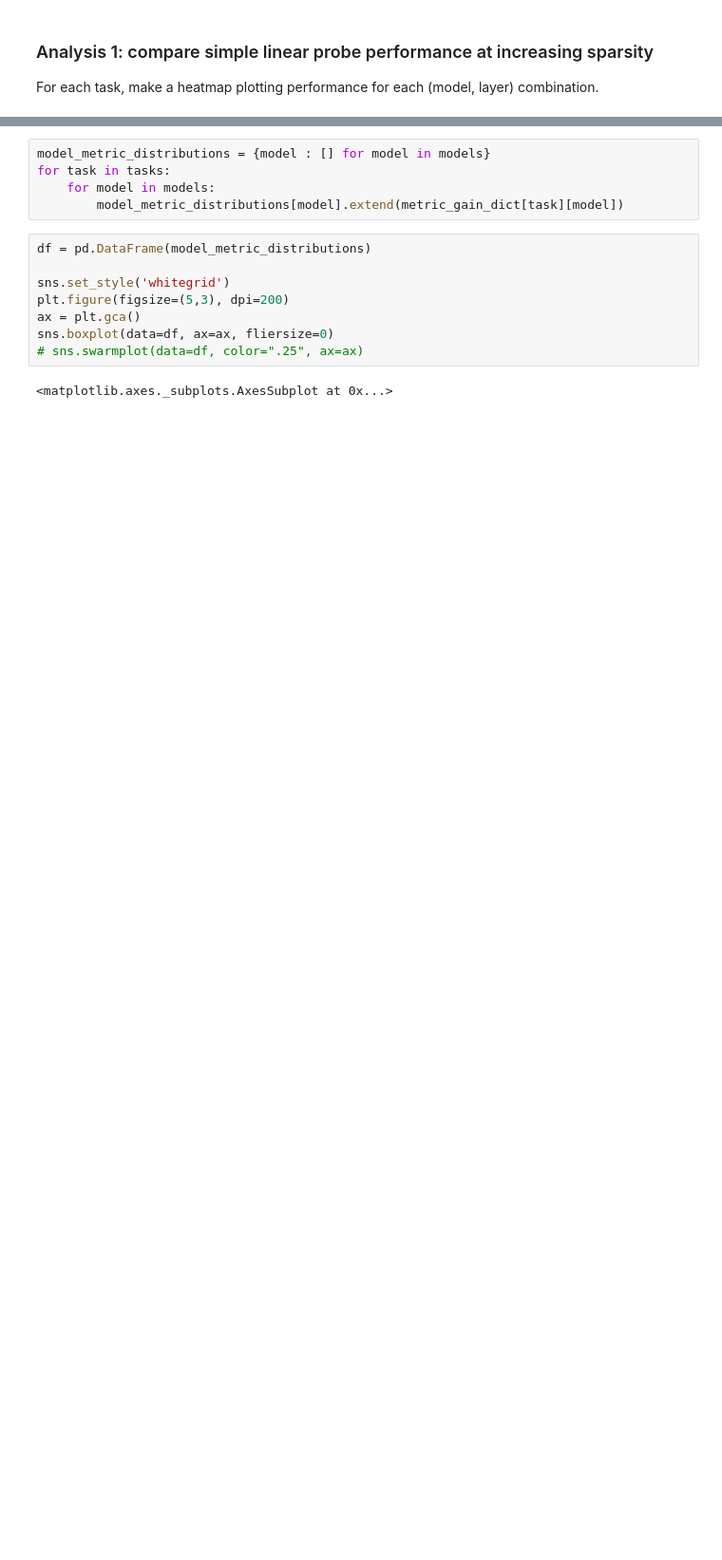
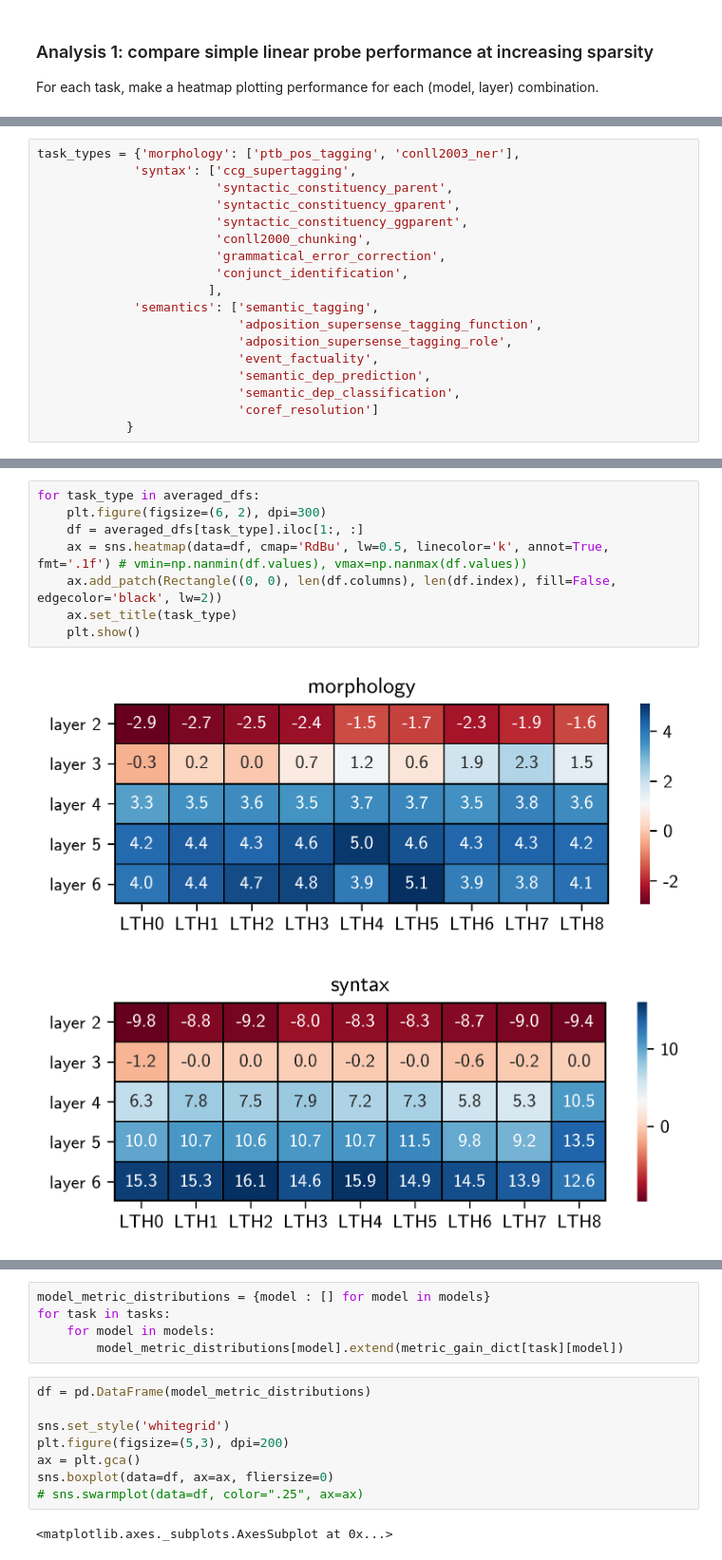
Before and after one commit to rmovva/lth-fairseq, a Jupyter notebook: analysis/analyze_probing_performance.ipynb, the cells around one changed output, grey strips where cells are left out. Shown at 95% size. Cells and saved outputs as stored; diff of their text form; blank space fills up the shorter version.

```diff
--- a/analysis/analyze_probing_performance.ipynb
+++ b/analysis/analyze_probing_performance.ipynb
@@ -210,0 +289,18 @@ for task in tasks:
+# %%
+task_types = {'morphology': ['ptb_pos_tagging', 'conll2003_ner'],
+             'syntax': ['ccg_supertagging',
+                        'syntactic_constituency_parent',
+                        'syntactic_constituency_gparent',
+                        'syntactic_constituency_ggparent',
+                        'conll2000_chunking',
+                        'grammatical_error_correction',
+                        'conjunct_identification',
+                       ],
+             'semantics': ['semantic_tagging',
+                           'adposition_supersense_tagging_function',
+                           'adposition_supersense_tagging_role',
+                           'event_factuality',
+                           'semantic_dep_prediction',
+                           'semantic_dep_classification',
+                           'coref_resolution']
+            }
@@ -210,0 +322,11 @@ for task in tasks:
+# %%
+for task_type in averaged_dfs:
+    plt.figure(figsize=(6, 2), dpi=300)
+    df = averaged_dfs[task_type].iloc[1:, :]
+    ax = sns.heatmap(data=df, cmap='RdBu', lw=0.5, linecolor='k', annot=True, fmt='.1f') # vmin=np.nanmin(df.values), vmax=np.nanmax(df.values))
+    ax.add_patch(Rectangle((0, 0), len(df.columns), len(df.index), fill=False, edgecolor='black', lw=2))
+    ax.set_title(task_type)
+    plt.show()
+# %% [output]
+[figure, added]
+[figure, added]
```
Also changed, not shown: parts of 17 cells of this notebook, 10 other files.
